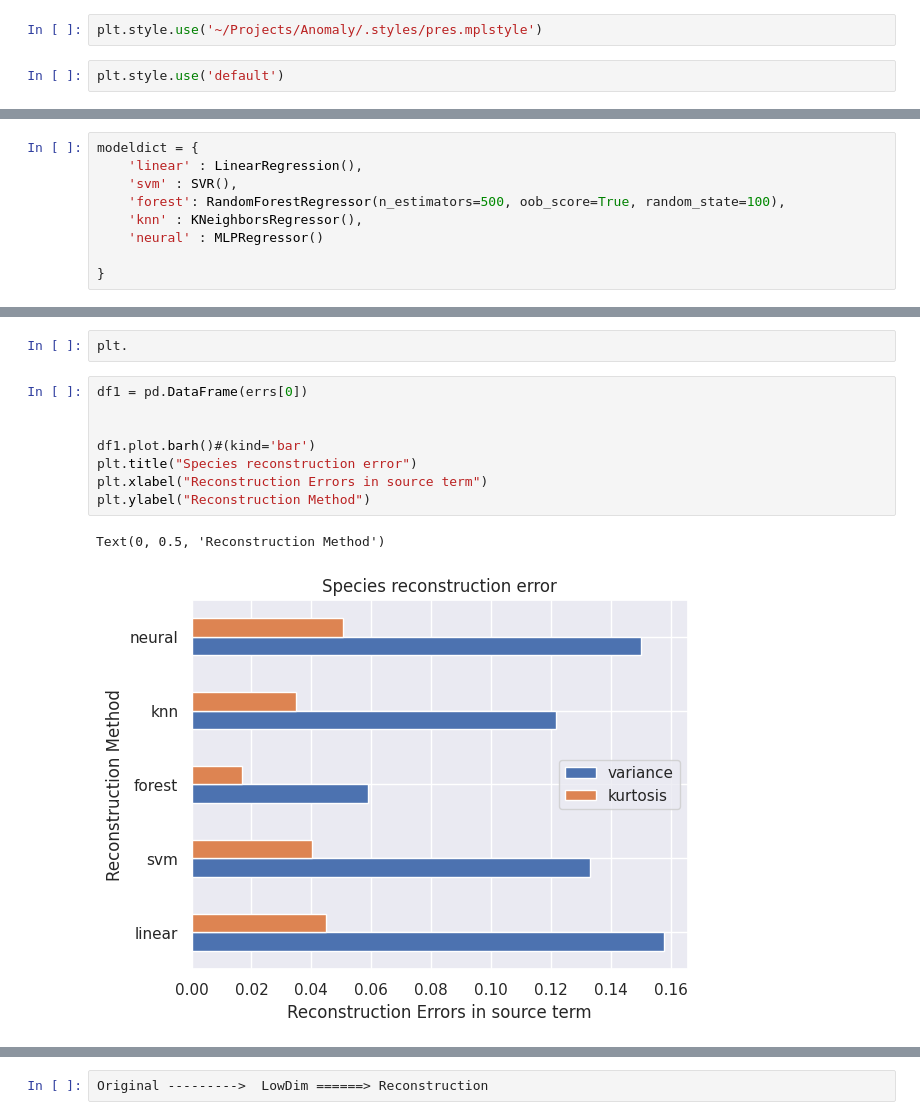
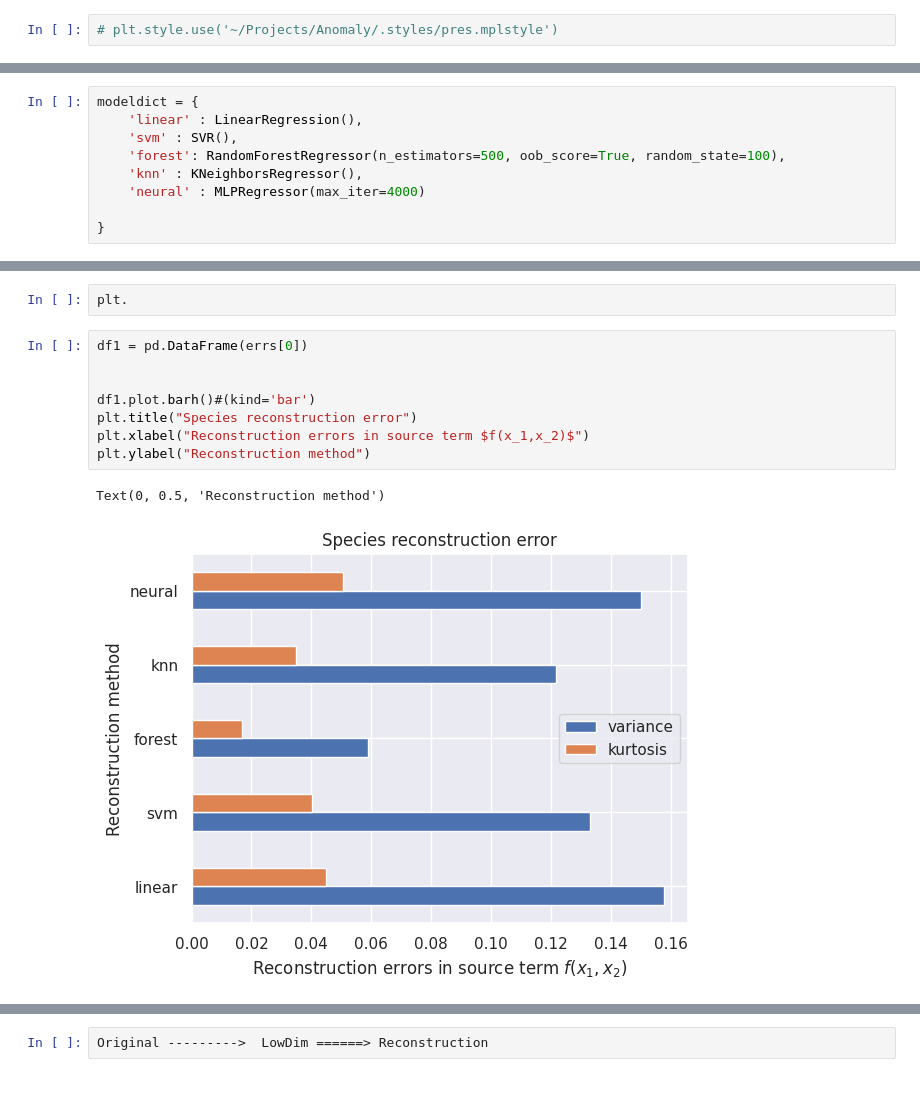
Before and after one commit to kulkarnisp/dim-red, a Jupyter notebook: examples/two_dimen.ipynb, the cells around one changed output, grey strips where cells are left out. Saved outputs shown, nothing was run; the diff lists cells and outputs as text; blank space fills up the shorter version.

```diff
--- a/examples/two_dimen.ipynb
+++ b/examples/two_dimen.ipynb
@@ -27,9 +27,7 @@ y = np.fromfile(npath+"y_b2.txt", sep=' ')
 # data matrix
 royal_b2 = np.array([x,y]).T
 # %%
-plt.style.use('~/Projects/Anomaly/.styles/pres.mplstyle')
+# plt.style.use('~/Projects/Anomaly/.styles/pres.mplstyle')
-# %%
-plt.style.use('default')
 # %%
 x = royal_b2
 plt.scatter(*x.T)#,c= np.ones(len(x)))
@@ -164,7 +166,7 @@ modeldict = {
     'svm' : SVR(),
     'forest': RandomForestRegressor(n_estimators=500, oob_score=True, random_state=100),
     'knn' : KNeighborsRegressor(),
-    'neural' : MLPRegressor()
+    'neural' : MLPRegressor(max_iter=4000)
 
 }
 # %%
@@ -260,14 +262,14 @@ plt.
 # %%
 df1 = pd.DataFrame(errs[0])
 
 
 df1.plot.barh()#(kind='bar')
 plt.title("Species reconstruction error")
-plt.xlabel("Reconstruction Errors in source term")
-plt.ylabel("Reconstruction Method")
+plt.xlabel("Reconstruction errors in source term $f(x_1,x_2)$")
+plt.ylabel("Reconstruction method")
 # %% [output]
-Text(0, 0.5, 'Reconstruction Method')
+Text(0, 0.5, 'Reconstruction method')
-[figure, old version]
+[figure, new version]
 # %%
 df1 = pd.DataFrame(errs[1])
 
```
Also changed, not shown: parts of 3 cells of this notebook.
